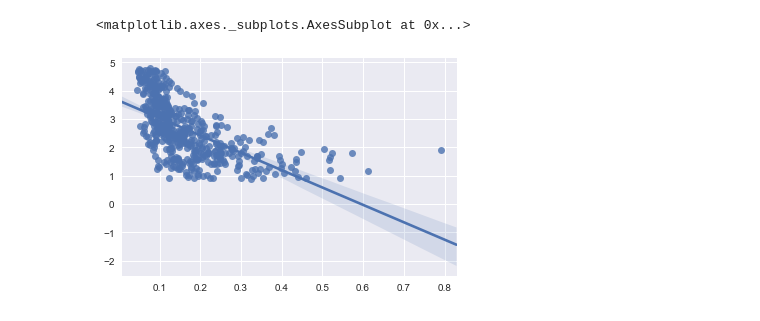
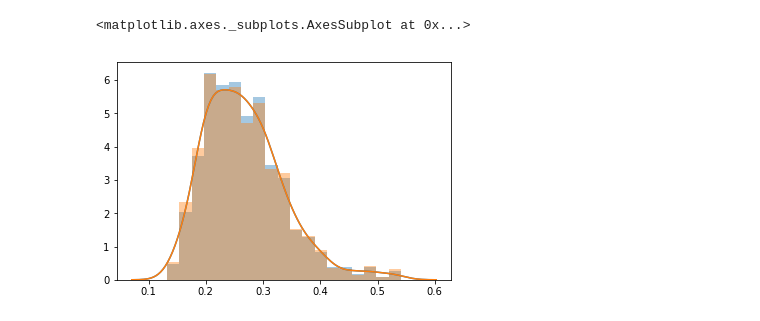
Before and after one commit to jeromekelleher/spg-chapter, a Jupyter notebook: jupyter/inference-example.ipynb, the cells around one changed output. Saved outputs shown, nothing was run; the diff lists cells and outputs as text; code cells hidden in the pictures.

```diff
--- a/jupyter/inference-example.ipynb
+++ b/jupyter/inference-example.ipynb
@@ -70,5 +148,10 @@ sns.distplot(weighted_prior)
+# %%
+normdist=distances[keep]/max(distances[keep])
+sns.distplot(prior_m[keep])
+sns.distplot(prior_m[keep], hist_kws={'weights': normdist})
+# %% [output]
+<matplotlib.axes._subplots.AxesSubplot at 0x...>
+[figure, added]
 # %%
-sns.regplot(prior_m[keep], distance[keep])
+sns.regplot(prior_m[keep], normdist)
+print(data_mean)
-# %% [output]
-<matplotlib.axes._subplots.AxesSubplot at 0x...>
-[figure, removed]
```
Also changed, not shown: parts of 25 cells of this notebook, 2 other files.
